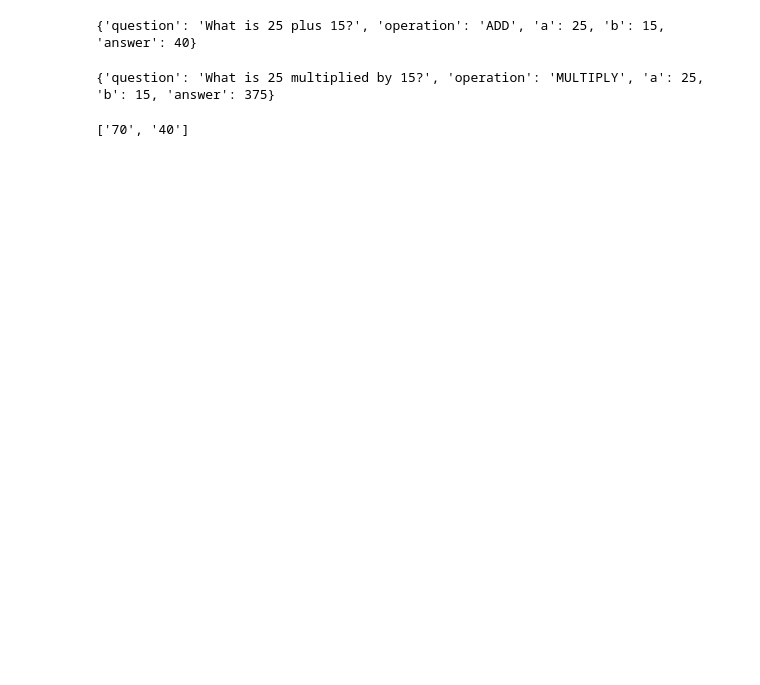
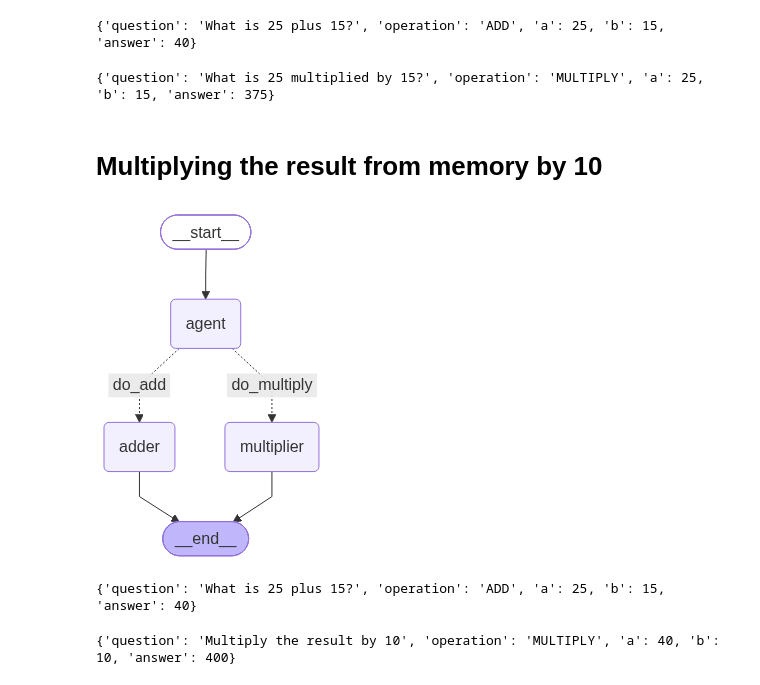
Before and after one commit to syedmahmoodiagents/genai_classes, a Jupyter notebook: StateGraph_Agents.ipynb, the cells around one changed output. Saved outputs shown, nothing was run; the diff lists cells and outputs as text; code cells hidden in the pictures; blank space fills up the shorter version.

```diff
--- a/StateGraph_Agents.ipynb
+++ b/StateGraph_Agents.ipynb
@@ -112,7 +109,9 @@ print(result2)
 # %% [output]
 {'question': 'What is 25 multiplied by 15?', 'operation': 'MULTIPLY', 'a': 25, 'b': 15, 'answer': 375}
 # %%
-import re
-re.findall(r"-?\d+", "there are 70 fruits and 40 vegetables")
+# import re
+# re.findall(r"-?\d+", "there are 70 fruits and 40 vegetables")
+
+# ['70', '40'] as output
-# %% [output]
-['70', '40']
+# %% [markdown]
+# Multiplying the result from memory by 10
@@ -118,0 +122,7 @@ re.findall(r"-?\d+", "there are 70 fruits and 40 vegetables")
+# %%
+class NewState(TypedDict):
+    question: str
+    operation: str
+    a: int
+    b: int
+    answer: int
@@ -118,0 +180,39 @@ re.findall(r"-?\d+", "there are 70 fruits and 40 vegetables")
+# %%
+
+def add_node(st: NewState):
+    """Add two numbers."""
+    result = st["a"] + st["b"]
+    return {"answer": result}
+
+
+def multiply_node(stat: NewState):
+    """Multiply two numbers."""
+    result = stat["a"] * stat["b"]
+    return {"answer": result}
+
+
+def route_operation(str: NewState):
+
+    if str["operation"] == "ADD":
+        return "do_add"
+
+    elif str["operation"] == "MULTIPLY":
+        return "do_multiply"
+# %%
+build = StateGraph(NewState)
+
+build.add_node("agent", agentf)
+build.add_node("adder", add_node)
+build.add_node("multiplier", multiply_node)
+
+build.set_entry_point("agent")
+build.add_conditional_edges(
+    "agent", route_operation, {"do_add": "adder", "do_multiply": "multiplier"}
+)
+build.add_edge("adder", END)
+build.add_edge("multiplier", END)
+agent_pipe = build.compile(checkpointer=InMemorySaver())
+# %%
+agent_pipe
+# %% [output]
+[figure, added]
@@ -118,0 +221,11 @@ re.findall(r"-?\d+", "there are 70 fruits and 40 vegetables")
+# %%
+
+result1 = agent_pipe.invoke({"question": "What is 25 plus 15?"},config=conf)
+print(result1)
+# %% [output]
+{'question': 'What is 25 plus 15?', 'operation': 'ADD', 'a': 25, 'b': 15, 'answer': 40}
+# %%
+result2 = agent_pipe.invoke({"question": "Multiply the result by 10"}, config=conf)
+print(result2)
+# %% [output]
+{'question': 'Multiply the result by 10', 'operation': 'MULTIPLY', 'a': 40, 'b': 10, 'answer': 400}
```
Also changed, not shown: parts of 6 cells of this notebook.
